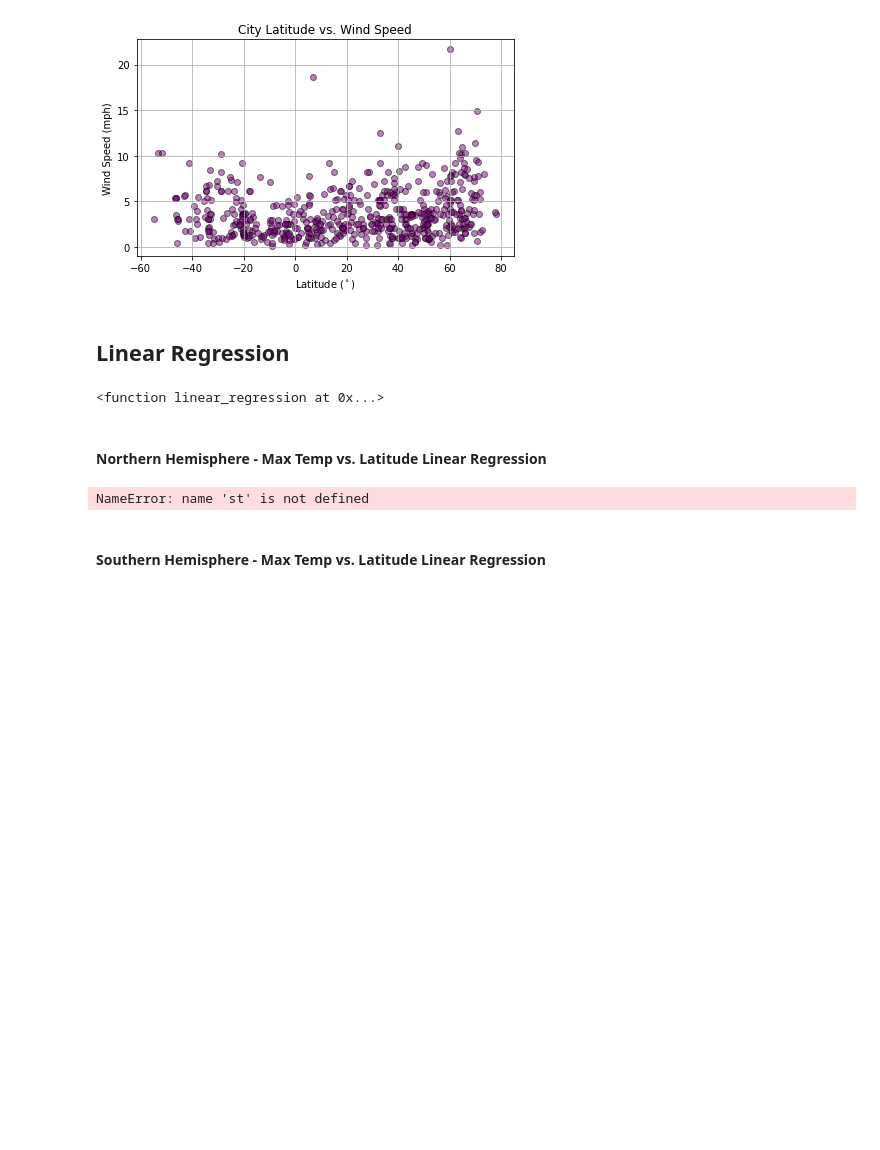
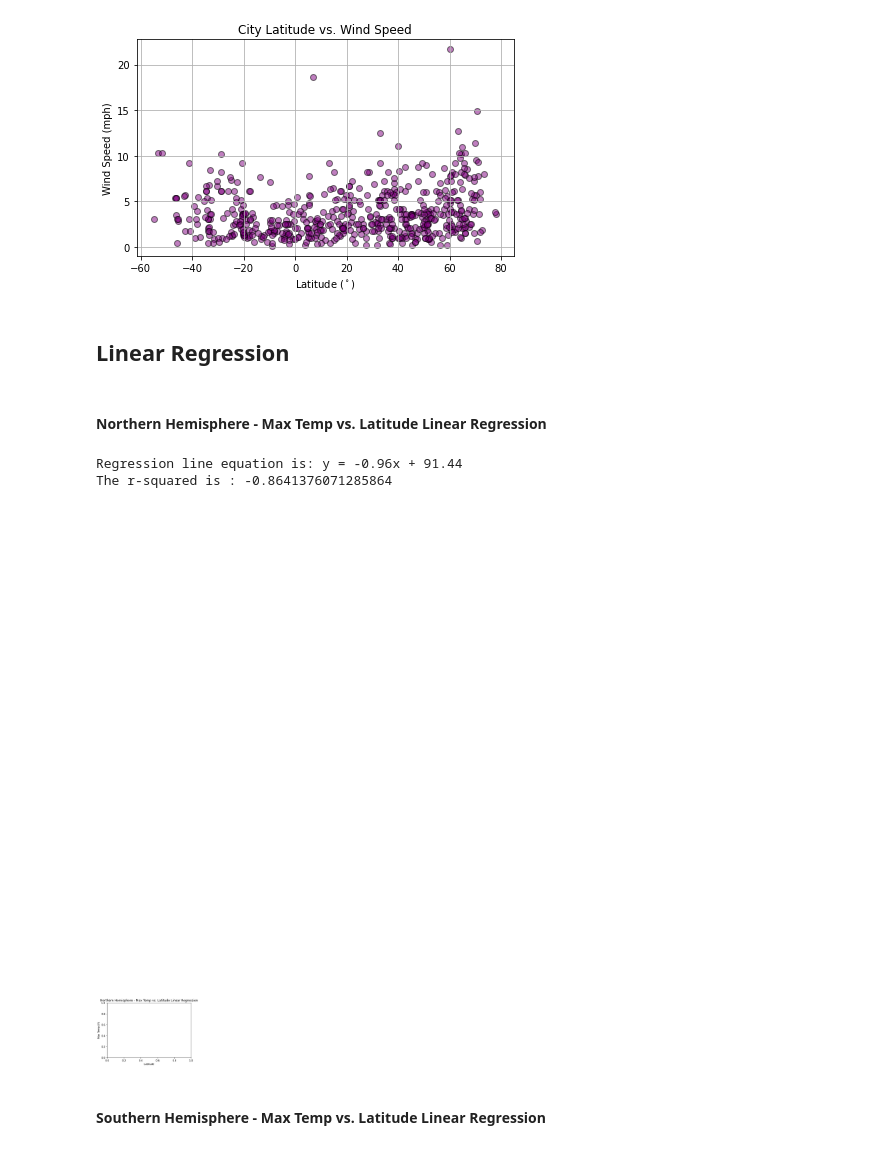
Before and after one commit to mgeorgic/Python-API-Weather, a Jupyter notebook: Code/WeatherPy.ipynb, the cells around one changed output. Saved outputs shown, nothing was run; the diff lists cells and outputs as text; code cells hidden in the pictures; blank space fills up the shorter version.

Commit message:
Got linear regression function to work

```diff
--- a/Code/WeatherPy.ipynb
+++ b/Code/WeatherPy.ipynb
@@ -253,38 +253,31 @@ south = city_weather.loc[pd.to_numeric(city_weather["Latitude"]).astype(float) <
 
 # Make a function for creating linear regression
 def linear_regression(x,y):
-    print(f"The r-squared is : {round(st.pearsonr(x, y)[0],2)}")
     (slope, intercept, rvalue, pvalue, stderr) = linregress(x, y)
     regress_values = x * slope + intercept
     line_equation = "y = " + str(round(slope,2)) + "x + " + str(round(intercept,2))
-    print(f"Regression line equation is: {line_eq}")
-    plt.scatter(x, y)
-    plt.plot(x,regress_values,"r-")
-    return line_equation
-
-# Define a fuction for annotating
-def annotate(line_equation, a, b):
-    plt.annotate(line_equation,(a,b),fontsize=15,color="purple")
+    plt.scatter(x_values,y_values)
+    plt.plot(x_values,regress_values,"r-")
-# %% [output]
-<function linear_regression at 0x...>
 # %% [markdown]
 ####  Northern Hemisphere - Max Temp vs. Latitude Linear Regression
 # %%
 x_values = pd.to_numeric(north['Latitude']).astype(float)
 y_values = pd.to_numeric(north['Max Temp (F)']).astype(float)
 
-# Make Linear Regression
-LR = linear_regression(x_values, y_values)
+linear_regression
 
-# Pull from
-annotate(LR, 6, 10)
+print(f"Regression line equation is: {line_eq}")
+print(f"The r-squared is : {rvalue}")
 
+plt.annotate(line_eq,(6,10),fontsize=15,color="red")
 plt.title("Northern Hemisphere - Max Temp vs. Latitude Linear Regression")
 plt.xlabel("Latitude")
 plt.ylabel("Max Temp (F)")
 plt.savefig("../Images/Northern - Max Temp vs. Latitude LR.png")
 # %% [output]
-NameError: name 'st' is not defined
+Regression line equation is: y = -0.96x + 91.44
+The r-squared is : -0.8641376071285864
+[figure, added]
 # %% [markdown]
 ####  Southern Hemisphere - Max Temp vs. Latitude Linear Regression
 # %% [markdown]
```
